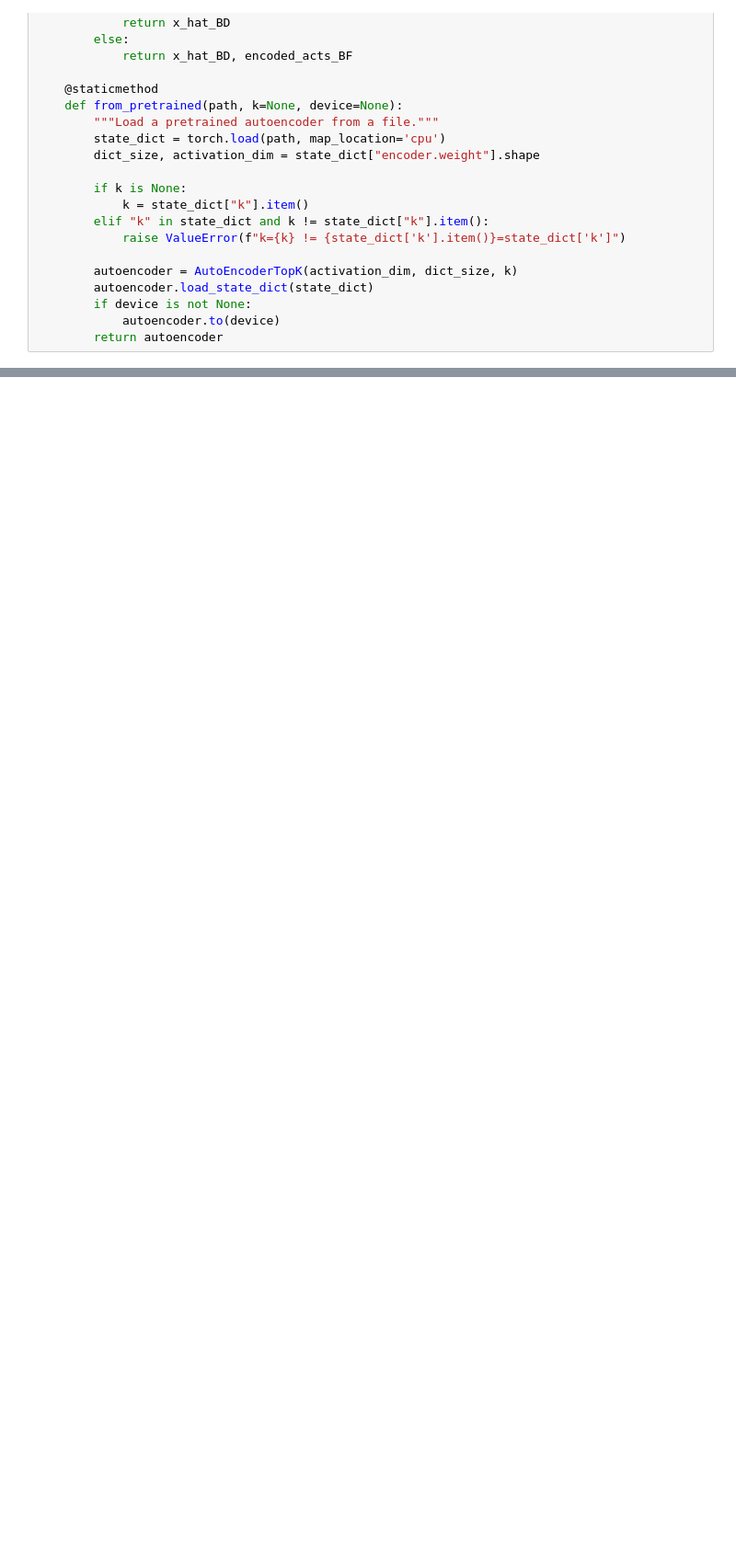
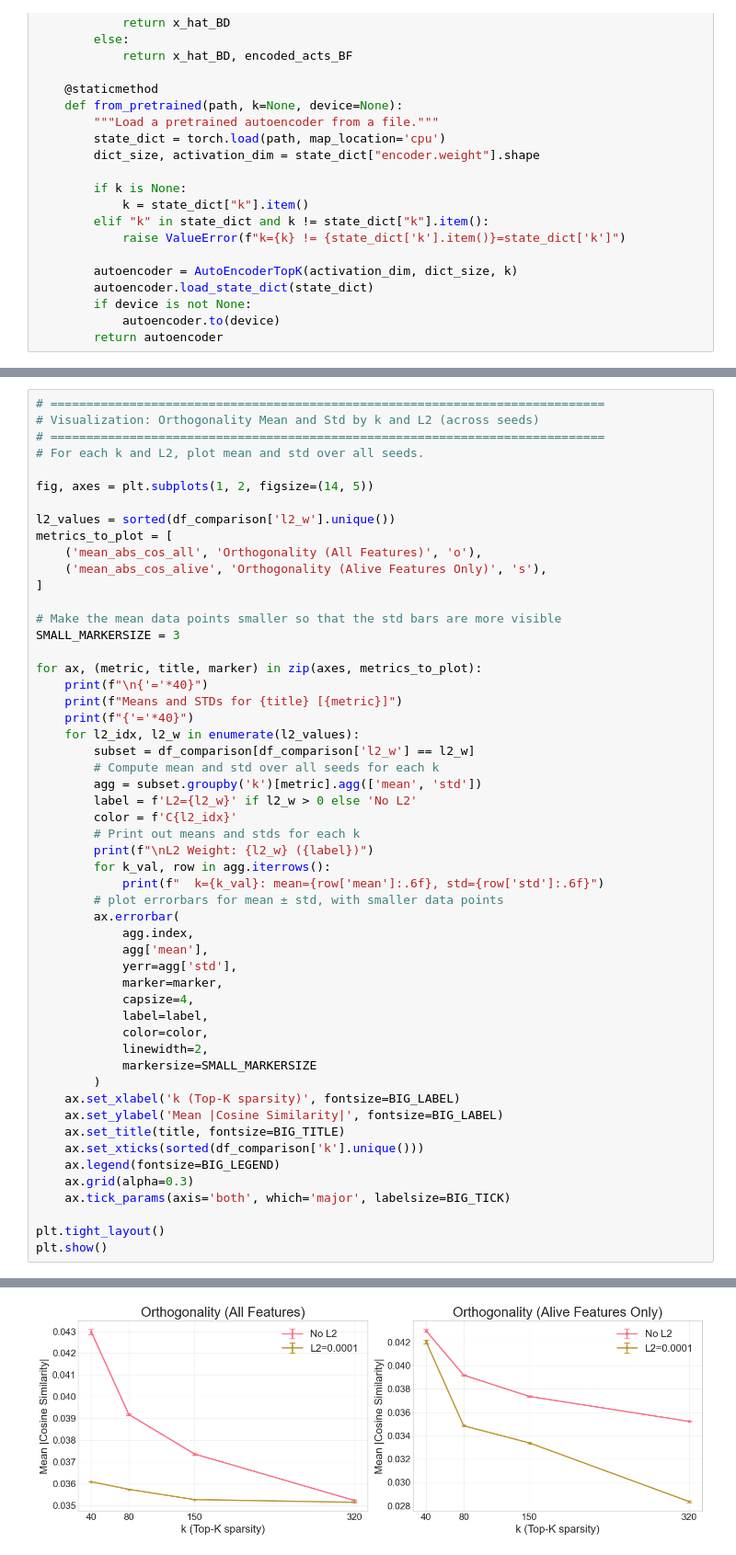
Before and after one commit to oxPJ/sae-weight-regularization, a Jupyter notebook: analysis/pythia/decoder_orthogonality.ipynb, the cells around one changed output, grey strips where cells are left out. Shown at 92% size. Cells and saved outputs as stored; diff of their text form; blank space fills up the shorter version.

Commit message:
add random seed plot

```diff
--- a/analysis/pythia/decoder_orthogonality.ipynb
+++ b/analysis/pythia/decoder_orthogonality.ipynb
@@ -696,0 +873,54 @@ plt.show()
+# %%
+# =============================================================================
+# Visualization: Orthogonality Mean and Std by k and L2 (across seeds)
+# =============================================================================
+# For each k and L2, plot mean and std over all seeds.
+
+fig, axes = plt.subplots(1, 2, figsize=(14, 5))
+
+l2_values = sorted(df_comparison['l2_w'].unique())
+metrics_to_plot = [
+    ('mean_abs_cos_all', 'Orthogonality (All Features)', 'o'),
+    ('mean_abs_cos_alive', 'Orthogonality (Alive Features Only)', 's'),
+]
+
+# Make the mean data points smaller so that the std bars are more visible
+SMALL_MARKERSIZE = 3
+
+for ax, (metric, title, marker) in zip(axes, metrics_to_plot):
+    print(f"\n{'='*40}")
+    print(f"Means and STDs for {title} [{metric}]")
+    print(f"{'='*40}")
+    for l2_idx, l2_w in enumerate(l2_values):
+        subset = df_comparison[df_comparison['l2_w'] == l2_w]
+        # Compute mean and std over all seeds for each k
+        agg = subset.groupby('k')[metric].agg(['mean', 'std'])
+        label = f'L2={l2_w}' if l2_w > 0 else 'No L2'
+        color = f'C{l2_idx}'
+        # Print out means and stds for each k
+        print(f"\nL2 Weight: {l2_w} ({label})")
+        for k_val, row in agg.iterrows():
+            print(f"  k={k_val}: mean={row['mean']:.6f}, std={row['std']:.6f}")
+        # plot errorbars for mean ± std, with smaller data points
+        ax.errorbar(
+            agg.index,
+            agg['mean'],
+            yerr=agg['std'],
+            marker=marker,
+            capsize=4,
+            label=label,
+            color=color,
+            linewidth=2,
+            markersize=SMALL_MARKERSIZE
+        )
+    ax.set_xlabel('k (Top-K sparsity)', fontsize=BIG_LABEL)
+    ax.set_ylabel('Mean |Cosine Similarity|', fontsize=BIG_LABEL)
+    ax.set_title(title, fontsize=BIG_TITLE)
+    ax.set_xticks(sorted(df_comparison['k'].unique()))
+    ax.legend(fontsize=BIG_LEGEND)
+    ax.grid(alpha=0.3)
+    ax.tick_params(axis='both', which='major', labelsize=BIG_TICK)
+
+plt.tight_layout()
+plt.show()
+# %% [output]
@@ -696,0 +944 @@ plt.show()
+[figure, added]
```
Also changed, not shown: parts of 11 cells of this notebook.
